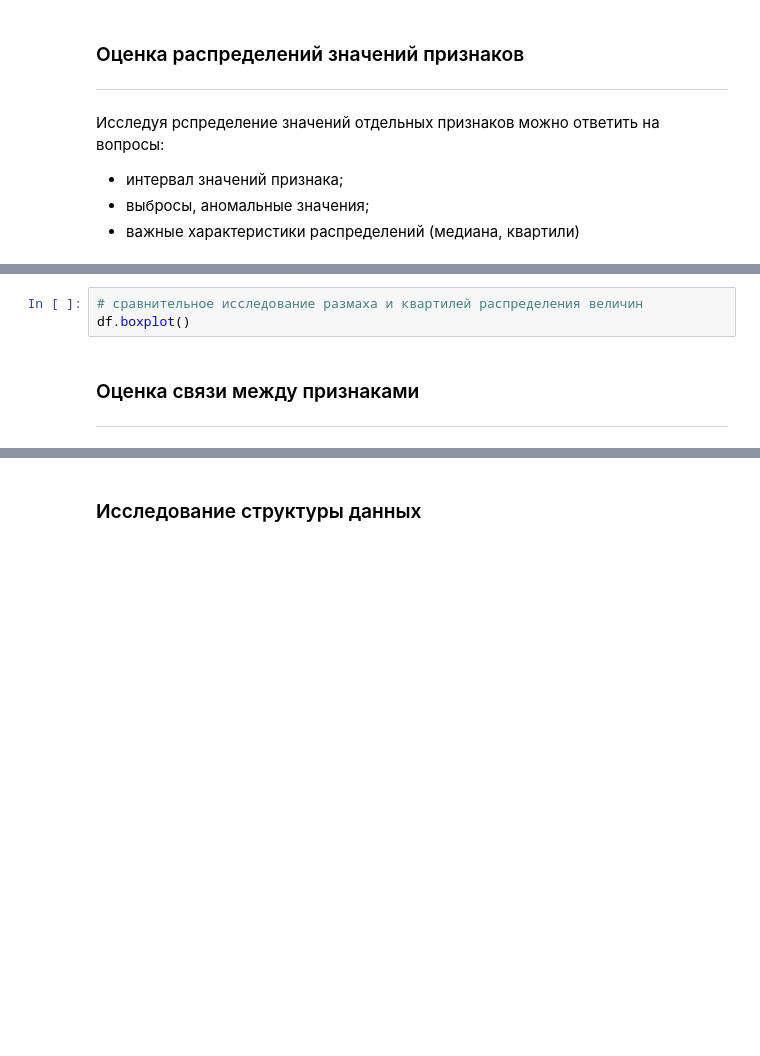
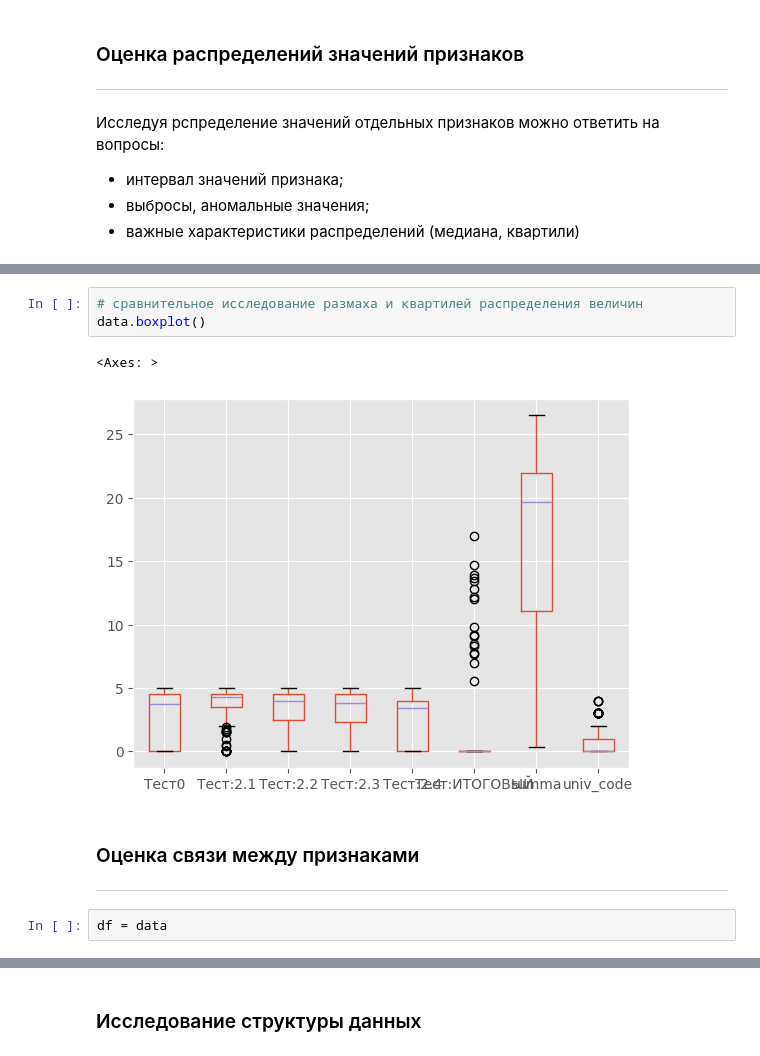
Before and after one commit to garry-nn/Education_DA, a Jupyter notebook: Part02/EDA_Lesson02.ipynb, the cells around one changed output, grey strips where cells are left out. Cells and saved outputs as stored; diff of their text form; blank space fills up the shorter version.

```diff
--- a/Part02/EDA_Lesson02.ipynb
+++ b/Part02/EDA_Lesson02.ipynb
@@ -338,9 +487,14 @@ df["summa"].hist();
 # %%
 # сравнительное исследование размаха и квартилей распределения величин
-df.boxplot()
+data.boxplot()
+# %% [output]
+<Axes: >
+[figure, added]
 # %% [markdown]
 ### Оценка связи между признаками
 ---
+# %%
+df = data
 # %%
 # исследование парной связи параметров
 plt.scatter(df["Тест:2.4"], df["summa"]);
```
Also changed, not shown: parts of 21 cells of this notebook.
